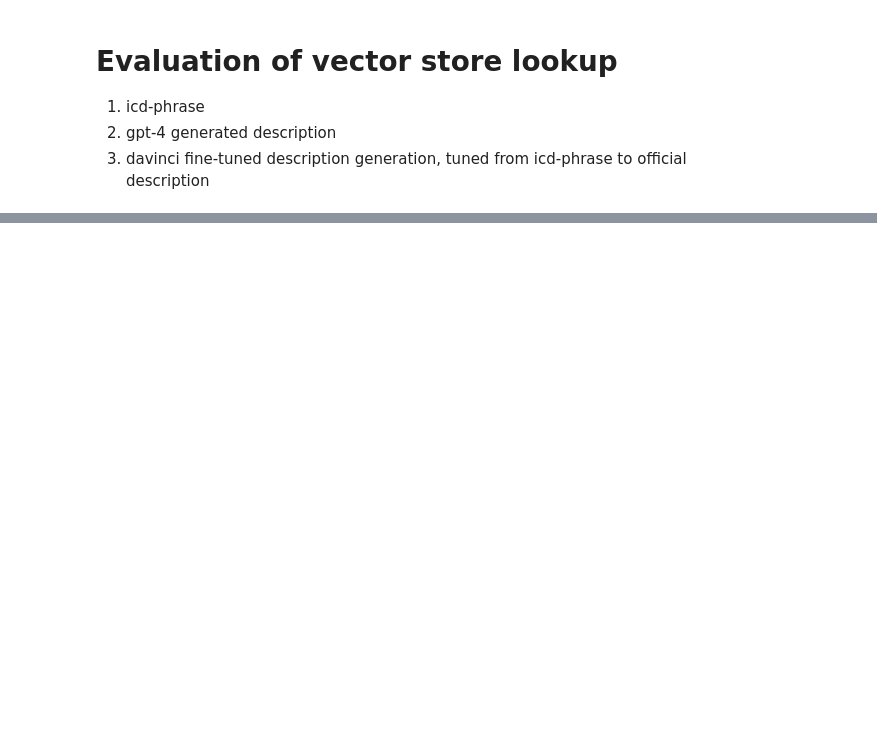
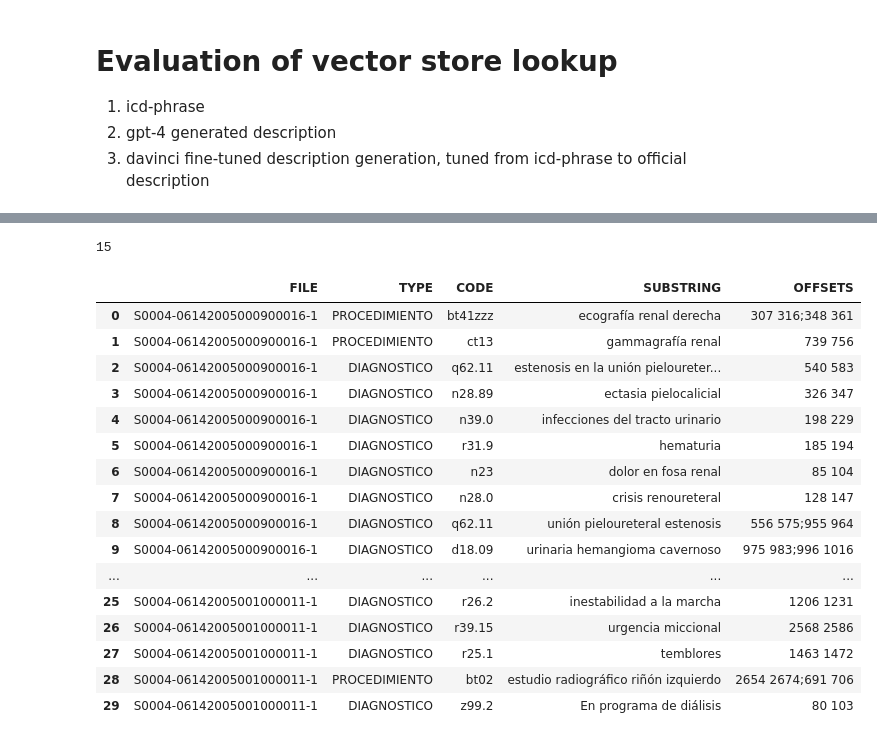
Before and after one commit to putssander/icdllmeval, a Jupyter notebook: notebooks/10 description-evaluation.ipynb, the cells around one changed output, grey strips where cells are left out. Drawn from its saved outputs; the diff is of its cells as text; code cells hidden in the pictures; blank space fills up the shorter version.

Commit message:
description eval

```diff
--- a/notebooks/10 description-evaluation.ipynb
+++ b/notebooks/10 description-evaluation.ipynb
@@ -134,0 +202,24 @@ df_dev_25.to_excel(f"{path_descriptions}/codiesp_dev_descriptions.xlsx")
+# %%
+print(len(descriptions))
+# %% [output]
+15
+# %%
+df_dev_x.head(30)
+# %% [output]
+|  | FILE | TYPE | CODE | SUBSTRING | OFFSETS |
+| 0 | S0004-06142005000900016-1 | PROCEDIMIENTO | bt41zzz | ecografía renal derecha | 307 316;348 361 |
+| 1 | S0004-06142005000900016-1 | PROCEDIMIENTO | ct13 | gammagrafía renal | 739 756 |
+| 2 | S0004-06142005000900016-1 | DIAGNOSTICO | q62.11 | estenosis en la unión pieloureter... | 540 583 |
+| 3 | S0004-06142005000900016-1 | DIAGNOSTICO | n28.89 | ectasia pielocalicial | 326 347 |
+| 4 | S0004-06142005000900016-1 | DIAGNOSTICO | n39.0 | infecciones del tracto urinario | 198 229 |
+| 5 | S0004-06142005000900016-1 | DIAGNOSTICO | r31.9 | hematuria | 185 194 |
+| 6 | S0004-06142005000900016-1 | DIAGNOSTICO | n23 | dolor en fosa renal | 85 104 |
+| 7 | S0004-06142005000900016-1 | DIAGNOSTICO | n28.0 | crisis renoureteral | 128 147 |
+| 8 | S0004-06142005000900016-1 | DIAGNOSTICO | q62.11 | unión pieloureteral estenosis | 556 575;955 964 |
+| 9 | S0004-06142005000900016-1 | DIAGNOSTICO | d18.09 | urinaria hemangioma cavernoso | 975 983;996 1016 |
+| ... | ... | ... | ... | ... | ... |
+| 25 | S0004-06142005001000011-1 | DIAGNOSTICO | r26.2 | inestabilidad a la marcha | 1206 1231 |
+| 26 | S0004-06142005001000011-1 | DIAGNOSTICO | r39.15 | urgencia miccional | 2568 2586 |
+| 27 | S0004-06142005001000011-1 | DIAGNOSTICO | r25.1 | temblores | 1463 1472 |
+| 28 | S0004-06142005001000011-1 | PROCEDIMIENTO | bt02 | estudio radiográfico riñón izquierdo | 2654 2674;691 706 |
+| 29 | S0004-06142005001000011-1 | DIAGNOSTICO | z99.2 | En programa de diálisis | 80 103 |
```
Also changed, not shown: parts of 12 cells of this notebook, 5 other files.
